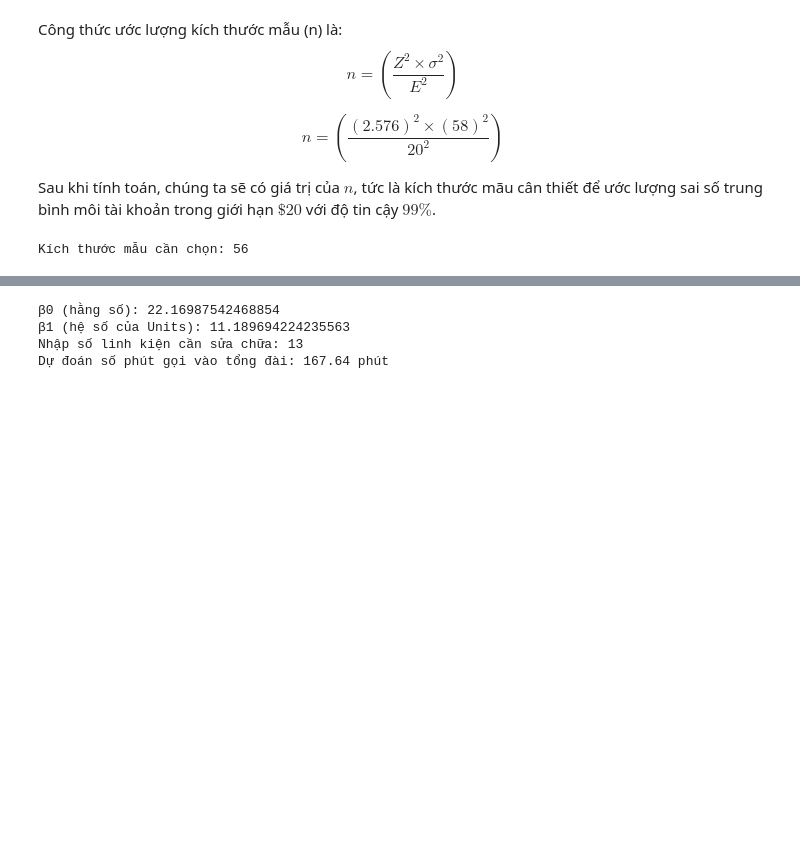
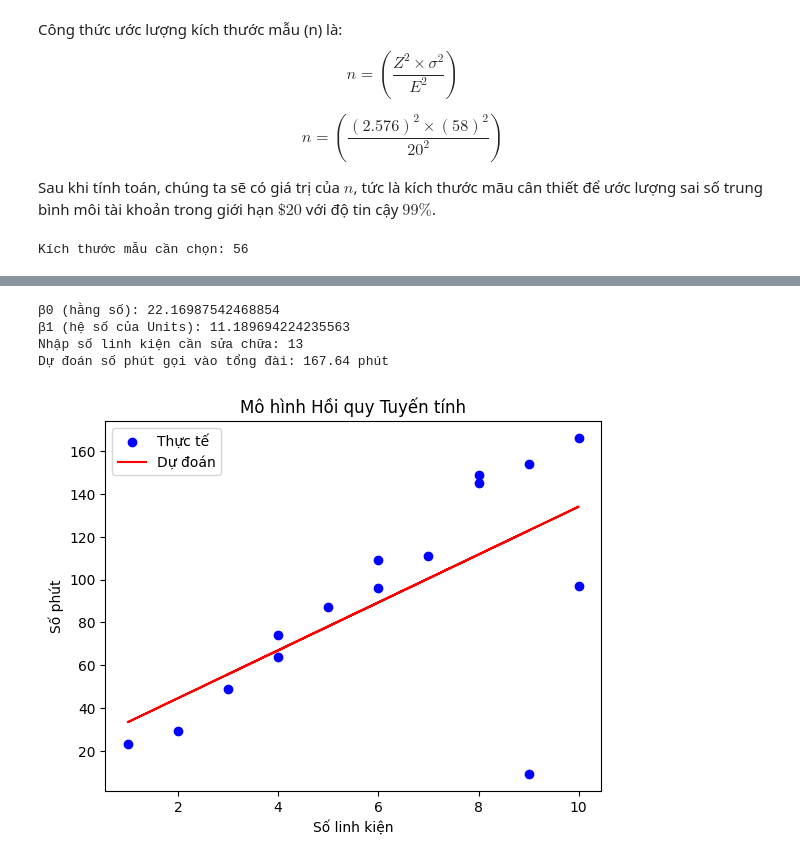
Before and after one commit to HienHarmony/Machine-Learing, a Jupyter notebook: ThucHanh/Tuan2/lab2.ipynb, the cells around one changed output, grey strips where cells are left out. Saved outputs shown, nothing was run; the diff lists cells and outputs as text; code cells hidden in the pictures; blank space fills up the shorter version.

```diff
--- a/ThucHanh/Tuan2/lab2.ipynb
+++ b/ThucHanh/Tuan2/lab2.ipynb
@@ -317,6 +317,7 @@ Kích thước mẫu cần chọn: 56
 ![image.png](embedded-picture-1)
 # %%
 import numpy as np
+import matplotlib.pyplot as plt
 
 units = np.array([3, 4, 1, 2, 5, 6, 4, 8, 9, 10, 10, 6, 7, 8, 9])
 minutes = np.array([49, 64, 23, 29, 87, 96, 74, 145, 154, 166, 97, 109, 111, 149, 9])
@@ -324,30 +325,39 @@ minutes = np.array([49, 64, 23, 29, 87, 96, 74, 145, 154, 166, 97, 109, 111, 149
 def linear_regression(x, y):
     n = len(x)
     mean_x = np.mean(x)
     mean_y = np.mean(y)
 
     beta1 = np.sum((x - mean_x) * (y - mean_y)) / np.sum((x - mean_x)**2)
 
     beta0 = mean_y - beta1 * mean_x
 
     return beta0, beta1
 
 beta0, beta1 = linear_regression(units, minutes)
 
 print(f"β0 (hằng số): {beta0}")
 print(f"β1 (hệ số của Units): {beta1}")
 
 def predict_minutes(input_units, beta0, beta1):
     return beta0 + beta1 * input_units
 
 try:
     input_units = float(input("Nhập số linh kiện cần sửa chữa: "))
     predicted_minutes = predict_minutes(input_units, beta0, beta1)
     print(f"Dự đoán số phút gọi vào tổng đài: {predicted_minutes:.2f} phút")
 except ValueError:
     print("Vui lòng nhập một số linh kiện hợp lệ.")
+
+plt.scatter(units, minutes, color='blue', label='Thực tế')
+plt.plot(units, beta0 + beta1 * units, color='red', label='Dự đoán')
+plt.title('Mô hình Hồi quy Tuyến tính')
+plt.xlabel('Số linh kiện')
+plt.ylabel('Số phút')
+plt.legend()
+plt.show()
 # %% [output]
 β0 (hằng số): 22.16987542468854
 β1 (hệ số của Units): 11.189694224235563
 Nhập số linh kiện cần sửa chữa: 13
 Dự đoán số phút gọi vào tổng đài: 167.64 phút
+[figure, added]
```
